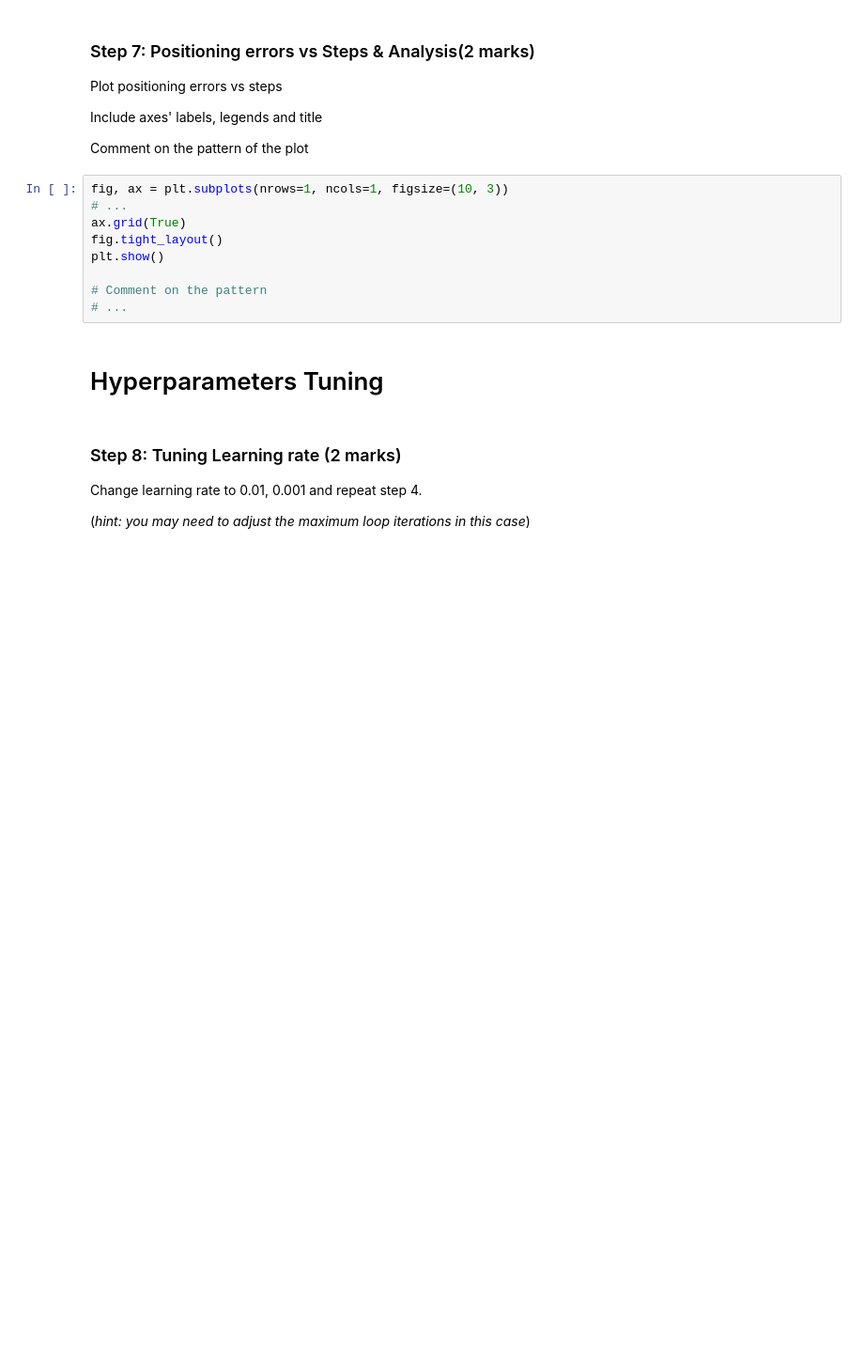
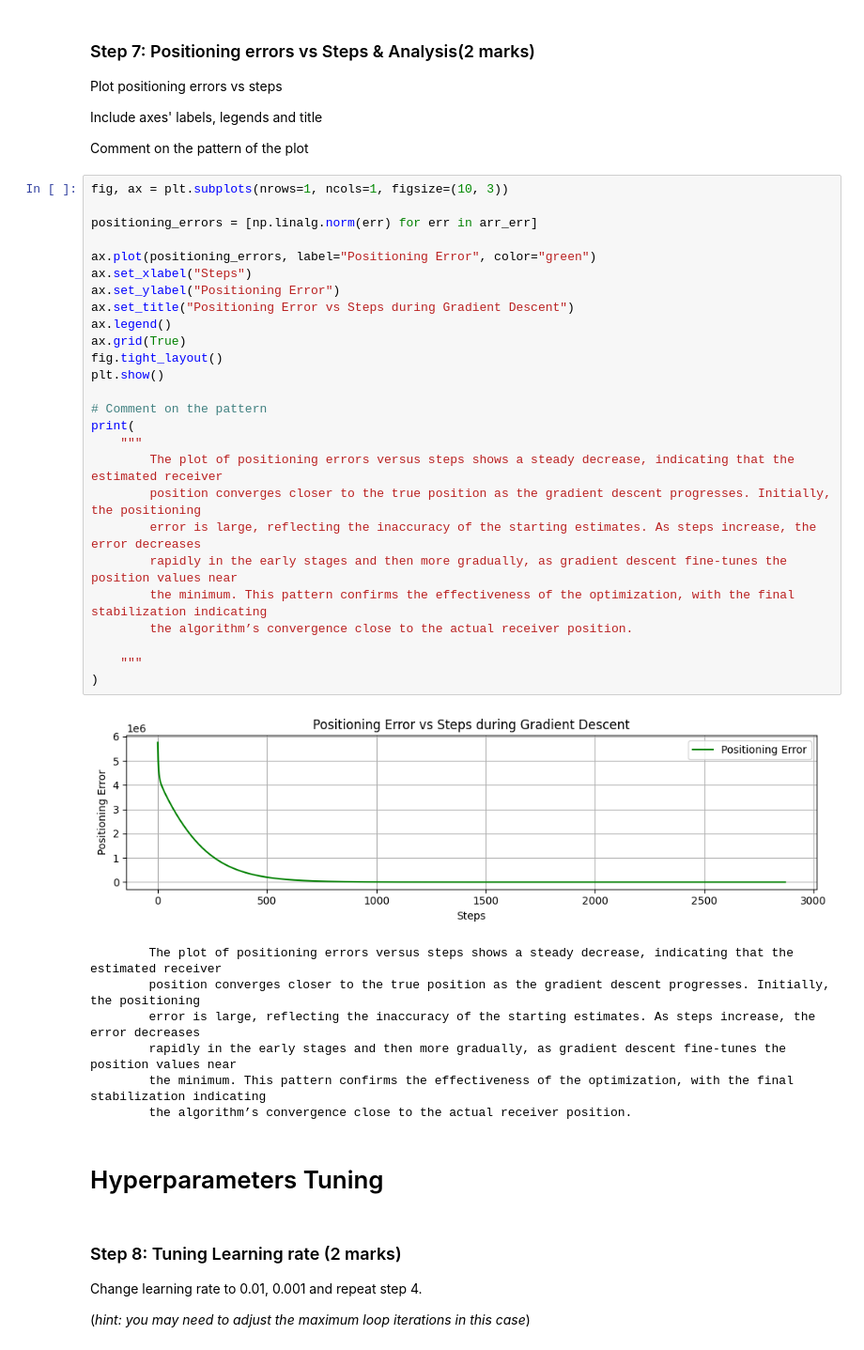
Before and after one commit to rbawah/engg680_2024_fall_group7, a Jupyter notebook: Lab_Assignment3/Assignment3.ipynb, the cells around one changed output. Shown at 94% size. Cells and saved outputs as stored; diff of their text form; blank space fills up the shorter version.

```diff
--- a/Lab_Assignment3/Assignment3.ipynb
+++ b/Lab_Assignment3/Assignment3.ipynb
@@ -264,15 +451,40 @@ Plot positioning errors vs steps
 Include axes' labels, legends and title
 
 Comment on the pattern of the plot
-# %%
-fig, ax = plt.subplots(nrows=1, ncols=1, figsize=(10, 3))
-# ...
-ax.grid(True)
-fig.tight_layout()
-plt.show()
-
-# Comment on the pattern
-# ...
+# %%
+fig, ax = plt.subplots(nrows=1, ncols=1, figsize=(10, 3))
+
+positioning_errors = [np.linalg.norm(err) for err in arr_err]
+
+ax.plot(positioning_errors, label="Positioning Error", color="green")
+ax.set_xlabel("Steps")
+ax.set_ylabel("Positioning Error")
+ax.set_title("Positioning Error vs Steps during Gradient Descent")
+ax.legend()
+ax.grid(True)
+fig.tight_layout()
+plt.show()
+
+# Comment on the pattern
+print(
+    """
+        The plot of positioning errors versus steps shows a steady decrease, indicating that the estimated receiver
+        position converges closer to the true position as the gradient descent progresses. Initially, the positioning
+        error is large, reflecting the inaccuracy of the starting estimates. As steps increase, the error decreases
+        rapidly in the early stages and then more gradually, as gradient descent fine-tunes the position values near
+        the minimum. This pattern confirms the effectiveness of the optimization, with the final stabilization indicating
+        the algorithm’s convergence close to the actual receiver position.
+
+    """
+)
+# %% [output]
+[figure, added]
+        The plot of positioning errors versus steps shows a steady decrease, indicating that the estimated receiver
+        position converges closer to the true position as the gradient descent progresses. Initially, the positioning
+        error is large, reflecting the inaccuracy of the starting estimates. As steps increase, the error decreases
+        rapidly in the early stages and then more gradually, as gradient descent fine-tunes the position values near
+        the minimum. This pattern confirms the effectiveness of the optimization, with the final stabilization indicating
+        the algorithm’s convergence close to the actual receiver position.
 # %% [markdown]
 # Hyperparameters Tuning
 # %% [markdown]
```
Also changed, not shown: parts of 31 cells of this notebook.
